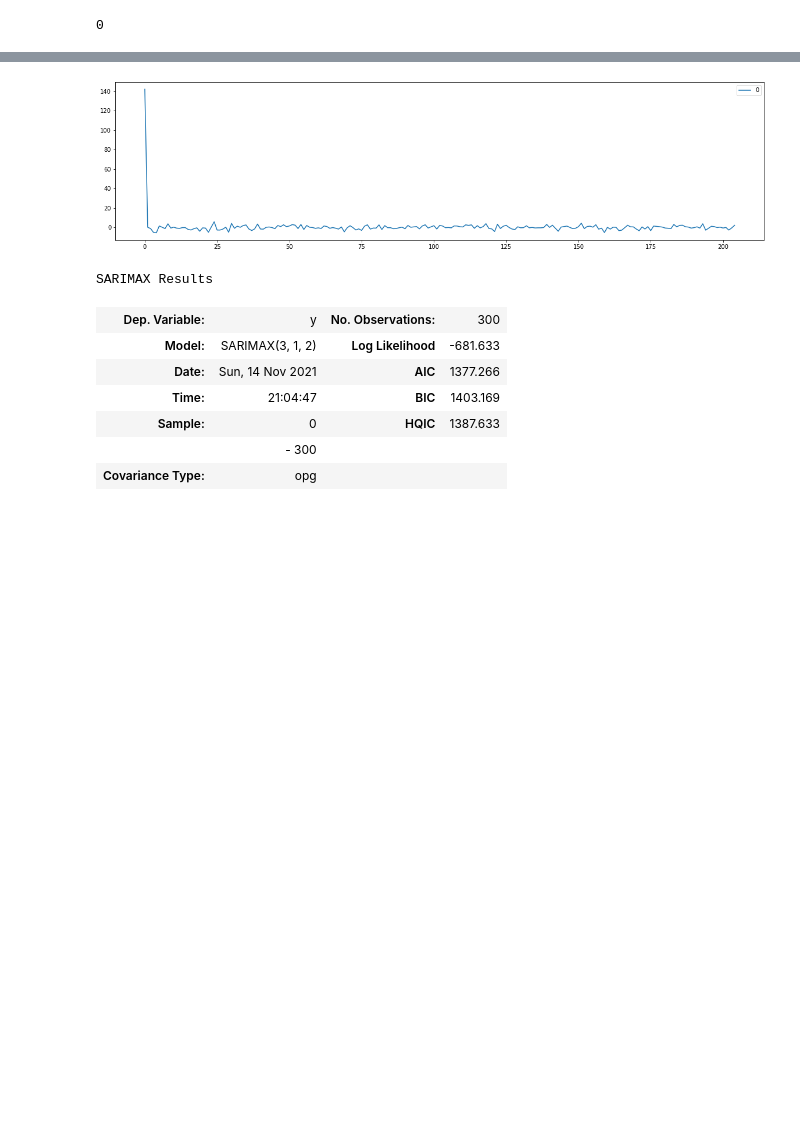
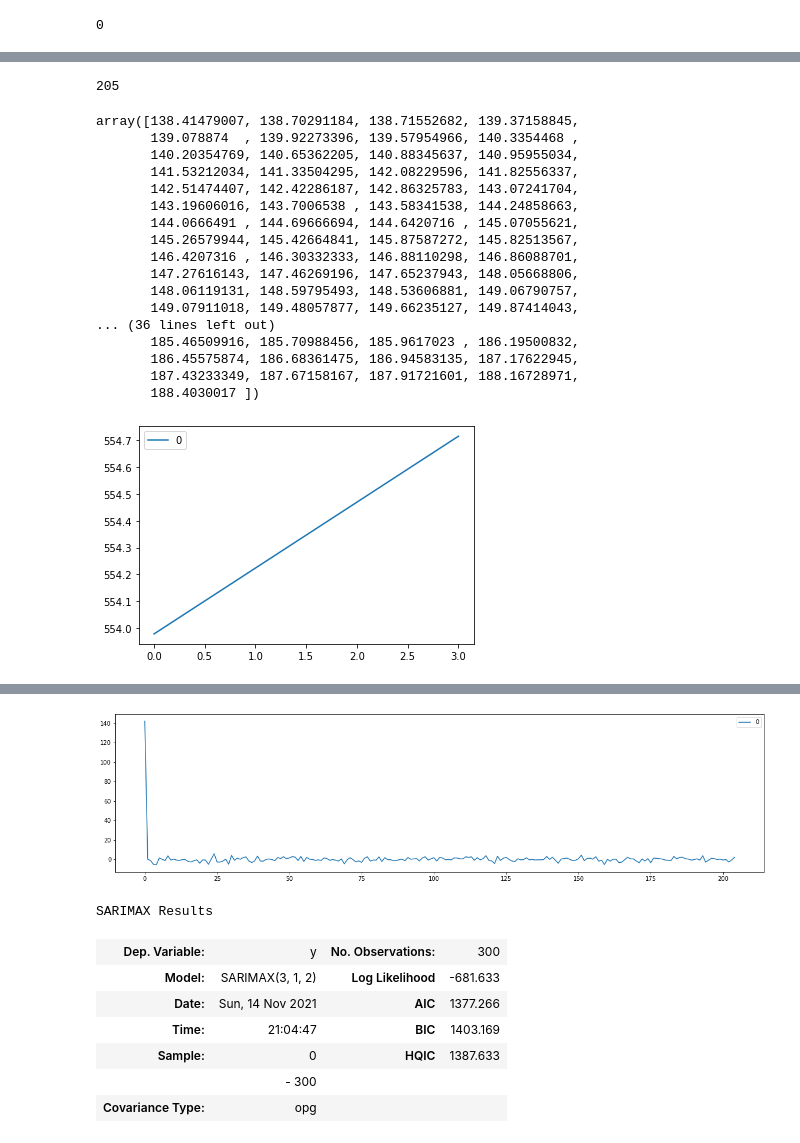
Before and after one commit to AMAYadav/PROJECTS-, a Jupyter notebook: APPLE_TIME_SEIRES_ANALYSIS.ipynb, the cells around one changed output, grey strips where cells are left out. Cells and saved outputs as stored; diff of their text form; code cells hidden in the pictures; blank space fills up the shorter version.

```diff
--- a/APPLE_TIME_SEIRES_ANALYSIS.ipynb
+++ b/APPLE_TIME_SEIRES_ANALYSIS.ipynb
@@ -495,8 +489,56 @@ train.plot(figsize=(20,5))
+# %%
+len(test)
+# %% [output]
+205
+# %%
+
+start_index = 2021-1-25
+end_index = 2021-11-12
+n_periods=len(test)
+
+forecasted_apple1= auto.predict(start=start_index,n_periods=len(test), end=end_index,return_conf_int=False)
+
+start_index_1 = 2019-11-13
+end_index_1 = 2021-1-22
+
+forecasted_apple= auto.predict_in_sample(start=start_index_1,end=end_index_1,n_periods=len(train),return_conf_int=False)
+# pd.DataFrame(forecasted_apple).plot(figsize=(20,5))
+# train.plot(figsize=(20,5))
+
+# pd.DataFrame(forecasted_apple)
+
+# plt.title('ARIMA FITTED')
+# plt.plot(train,label='ACTUAL')
+# plt.plot(forecasted_apple,label='FORECASTED')
+# plt.legend(loc='best')
+
+
+# forecasted_apple= auto.predict(test.shape[0]).round(3)
 # %%
 # plt.subplot(111)
 # plt.plot(test,label='Apple')
 # plt.legend(loc='best')
 # plt.figure(figsize=(50,50))
 # %%
-# pd.DataFrame(forecasted_apple).plot()
+pd.DataFrame(forecasted_apple).plot()
+forecasted_apple1
+# %% [output]
+array([138.41479007, 138.70291184, 138.71552682, 139.37158845,
+       139.078874  , 139.92273396, 139.57954966, 140.3354468 ,
+       140.20354769, 140.65362205, 140.88345637, 140.95955034,
+       141.53212034, 141.33504295, 142.08229596, 141.82556337,
+       142.51474407, 142.42286187, 142.86325783, 143.07241704,
+       143.19606016, 143.7006538 , 143.58341538, 144.24858663,
+       144.0666491 , 144.69666694, 144.6420716 , 145.07055621,
+       145.26579944, 145.42664841, 145.87587272, 145.82513567,
+       146.4207316 , 146.30332333, 146.88110298, 146.86088701,
+       147.27616143, 147.46269196, 147.65237943, 148.05668806,
+       148.06119131, 148.59795493, 148.53606881, 149.06790757,
+       149.07911018, 149.48057877, 149.66235127, 149.87414043,
+... (36 lines left out)
+       185.46509916, 185.70988456, 185.9617023 , 186.19500832,
+       186.45575874, 186.68361475, 186.94583135, 187.17622945,
+       187.43233349, 187.67158167, 187.91721601, 188.16728971,
+       188.4030017 ])
+[figure, added]
 # %%
```
Also changed, not shown: parts of 9 cells of this notebook.
